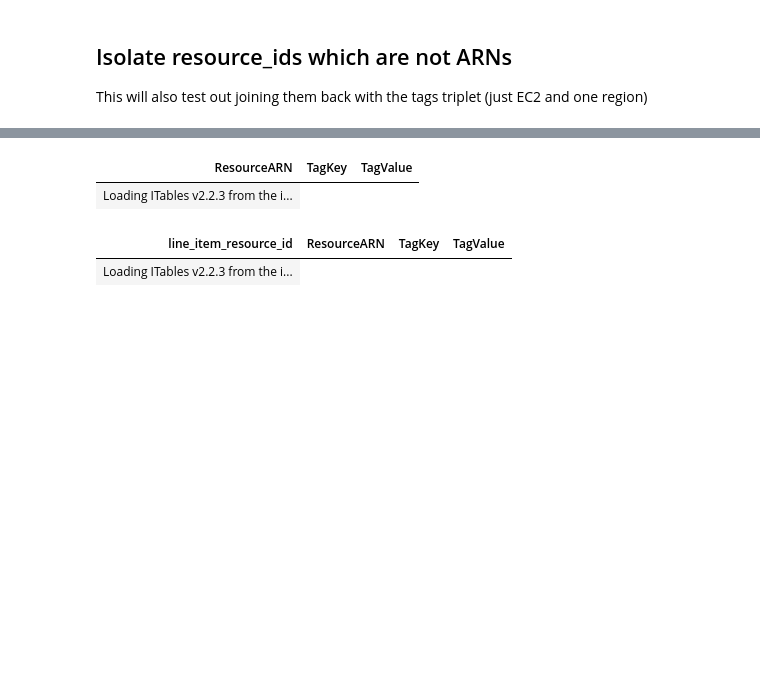
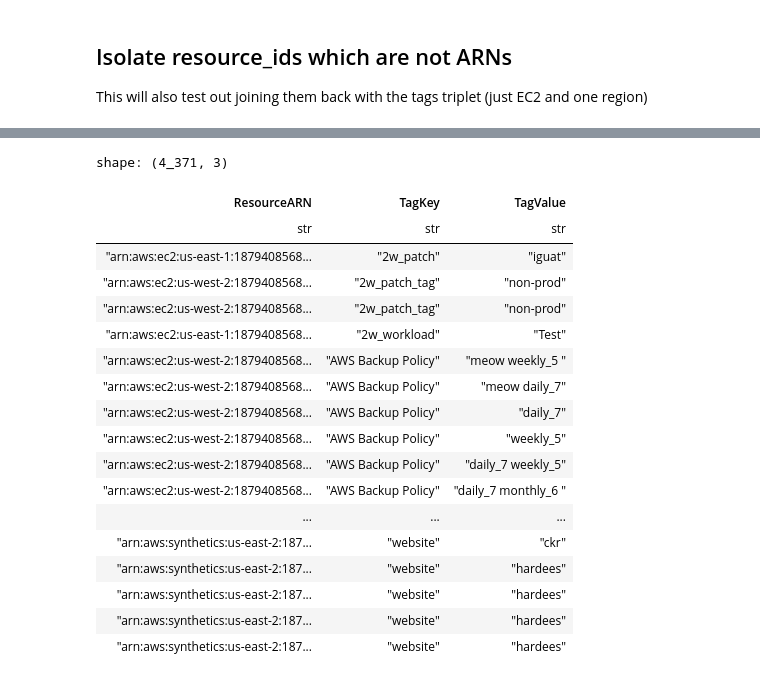
Before and after one commit to MohamadSoufanOllion/cur-notebook, a Jupyter notebook: cur-notebook.ipynb, the cells around one changed output, grey strips where cells are left out. Saved outputs shown, nothing was run; the diff lists cells and outputs as text; code cells hidden in the pictures; blank space fills up the shorter version.

```diff
--- a/cur-notebook.ipynb
+++ b/cur-notebook.ipynb
@@ -294,0 +243,6 @@ derived_arn_df
+# %%
+# get all unique AWS regions
+region_df = not_null_resources_df.select('product_region_code').unique()
+regions = region_df.to_dict().get('product_region_code')
+for r in regions:
+    print(r)
@@ -295,39 +339,55 @@ derived_arn_df
 # %%
-# grab the tag triplets
-
-client = boto3.client('resourcegroupstaggingapi', region_name='us-west-2')
-
-paginator = client.get_paginator('get_resources')
-response_iterator = paginator.paginate(ResourceTypeFilters=[
-        'ec2:instance', 'ec2:volume'
-    ])
-
 # create dataframe where each row is a resource arn, a tag name, and a tag value
 # there will be multiple rows for each resource arn if there are multiple tags
 triplets_dict = {
         "ResourceARN": [],
         "TagKey": [],
         "TagValue": []
     }
-for response in response_iterator:
-    for resource in response["ResourceTagMappingList"]:
-        # print(resource["ResourceARN"], resource["Tags"])
-        for tag in resource["Tags"]:
-            # skip null and empty values
-            if all([resource["ResourceARN"], tag["Key"], tag["Value"]]):
-                # print(resource["ResourceARN"], tag["Key"], tag["Value"])
-                triplets_dict["ResourceARN"].append(resource["ResourceARN"])
-                triplets_dict["TagKey"].append(tag["Key"])
-                triplets_dict["TagValue"].append(tag["Value"])
-tag_triplet_df = pl.DataFrame(triplets_dict)
-tag_triplet_df
+
+for r in regions:
+    client = boto3.client('resourcegroupstaggingapi', region_name=r)
+    paginator = client.get_paginator('get_resources')
+    # response_iterator = paginator.paginate()
+
+    # paginator = client.get_resources()
+    response_iterator = paginator.paginate()
+    # response_iterator = paginator.paginate(ResourceTypeFilters=[
+    #     'ec2:instance',
+    # ])
+
+    for response in response_iterator:
+        for resource in response["ResourceTagMappingList"]:
+            # print(resource["ResourceARN"], resource["Tags"])
+            for tag in resource["Tags"]:
+                # skip null and empty values
+                if all([resource["ResourceARN"], tag["Key"], tag["Value"]]):
+                    # print(resource["ResourceARN"], tag["Key"], tag["Value"])
+                    triplets_dict["ResourceARN"].append(resource["ResourceARN"])
+                    triplets_dict["TagKey"].append(tag["Key"])
+                    triplets_dict["TagValue"].append(tag["Value"])
+triplets_df = pl.DataFrame(triplets_dict)
+triplets_df = triplets_df.sort('TagKey')
+
+triplets_df.write_parquet('./tag-data.snappy.parquet', compression='snappy')
+triplets_df
 # %% [output]
+shape: (4_371, 3)
 | ResourceARN | TagKey | TagValue |
-| Loading ITables v2.2.3 from the i... |
+| str | str | str |
+| "arn:aws:ec2:us-east-1:1879408568... | "2w_patch" | "iguat" |
+| "arn:aws:ec2:us-west-2:1879408568... | "2w_patch_tag" | "non-prod" |
+| "arn:aws:ec2:us-west-2:1879408568... | "2w_patch_tag" | "non-prod" |
+| "arn:aws:ec2:us-east-1:1879408568... | "2w_workload" | "Test" |
+| "arn:aws:ec2:us-west-2:1879408568... | "AWS Backup Policy" | "meow weekly_5 " |
+| "arn:aws:ec2:us-west-2:1879408568... | "AWS Backup Policy" | "meow daily_7" |
+| "arn:aws:ec2:us-west-2:1879408568... | "AWS Backup Policy" | "daily_7" |
+| "arn:aws:ec2:us-west-2:1879408568... | "AWS Backup Policy" | "weekly_5" |
+| "arn:aws:ec2:us-west-2:1879408568... | "AWS Backup Policy" | "daily_7 weekly_5" |
+| "arn:aws:ec2:us-west-2:1879408568... | "AWS Backup Policy" | "daily_7 monthly_6 " |
+| ... | ... | ... |
+| "arn:aws:synthetics:us-east-2:187... | "website" | "ckr" |
+| "arn:aws:synthetics:us-east-2:187... | "website" | "hardees" |
+| "arn:aws:synthetics:us-east-2:187... | "website" | "hardees" |
+| "arn:aws:synthetics:us-east-2:187... | "website" | "hardees" |
+| "arn:aws:synthetics:us-east-2:187... | "website" | "hardees" |
-# %%
-# test to see if the ARN is in the tag triplets
-joined_df = derived_arn_df.filter(col('product_region_code').eq('us-west-2')).join(tag_triplet_df, on='ResourceARN', how='left')
-joined_df.select(['line_item_resource_id', 'ResourceARN', 'TagKey', 'TagValue'])
-# %% [output]
-| line_item_resource_id | ResourceARN | TagKey | TagValue |
-| Loading ITables v2.2.3 from the i... |
```
Also changed, not shown: parts of 20 cells of this notebook, 10 other files.
